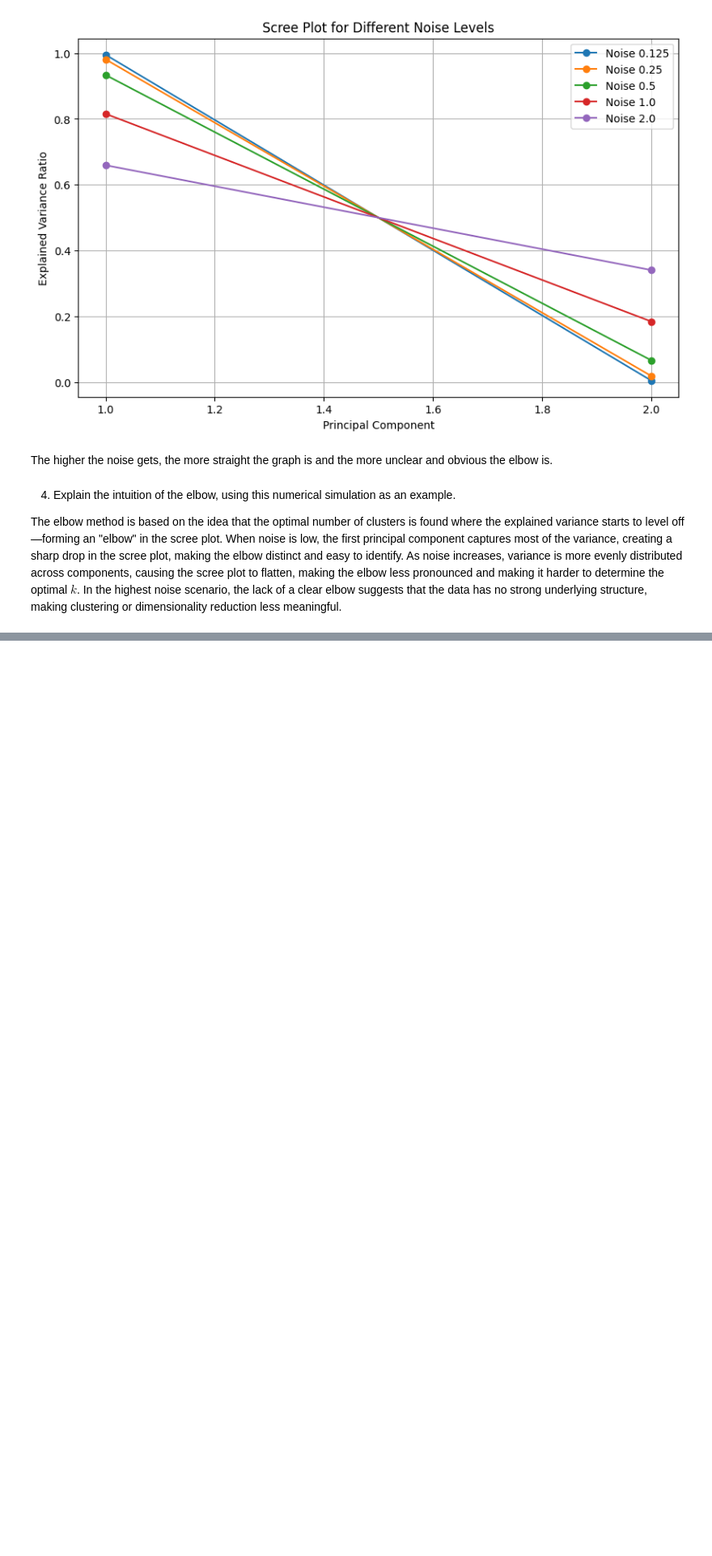
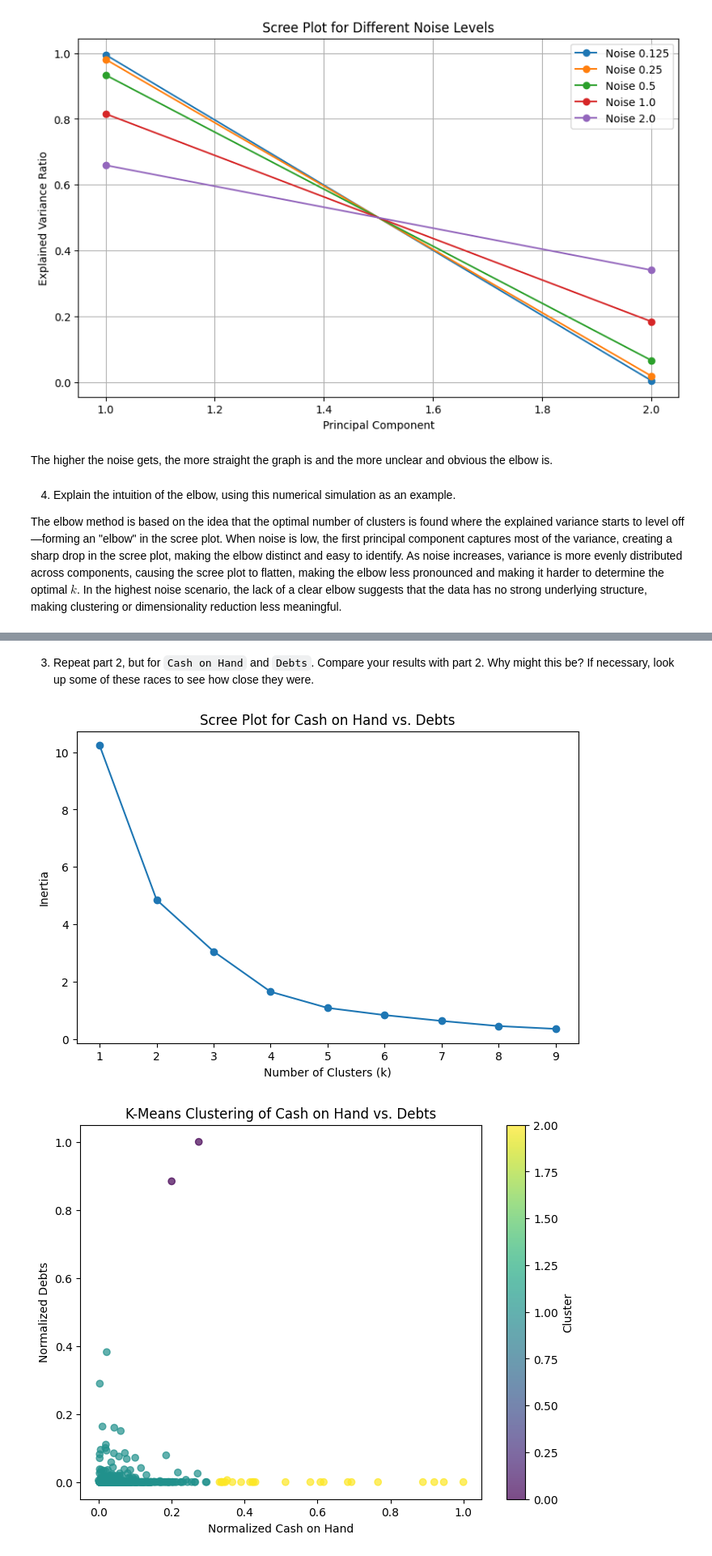
Before and after one commit to joelen4225/ds3001_assignment6, a Jupyter notebook: assignment/submission.ipynb, the cells around one changed output, grey strips where cells are left out. Shown at 81% size. Saved outputs shown, nothing was run; the diff lists cells and outputs as text; code cells hidden in the pictures; blank space fills up the shorter version.

```diff
--- a/assignment/submission.ipynb
+++ b/assignment/submission.ipynb
@@ -87,0 +199,37 @@ $k$. In the highest noise scenario, the lack of a clear elbow suggests that the
+# %% [markdown]
+3. Repeat part 2, but for `Cash on Hand` and `Debts`. Compare your results with part 2. Why might this be? If necessary, look up some of these races to see how close they were.
+# %%
+# Normalize 'Cash on Hand' and 'Debts'
+scaler = MinMaxScaler()
+elec_data[['Cash_norm', 'Debts_norm']] = scaler.fit_transform(elec_data[['Cash on Hand', 'Debts']])
+
+# Scree Plot
+inertia = []
+K_range = range(1, 10)
+for k in K_range:
+    kmeans = KMeans(n_clusters=k, random_state=42, n_init=10)
+    kmeans.fit(elec_data[['Cash_norm', 'Debts_norm']])
+    inertia.append(kmeans.inertia_)
+plt.figure(figsize=(8, 5))
+plt.plot(K_range, inertia, marker='o', linestyle='-')
+plt.xlabel('Number of Clusters (k)')
+plt.ylabel('Inertia')
+plt.title('Scree Plot for Cash on Hand vs. Debts')
+plt.show()
+
+# Apply K-Means
+optimal_k = 3
+kmeans = KMeans(n_clusters=optimal_k, random_state=42, n_init=10)
+elec_data['Cluster_CD'] = kmeans.fit_predict(elec_data[['Cash_norm', 'Debts_norm']])
+
+# Scatter Plot
+plt.figure(figsize=(8, 6))
+plt.scatter(elec_data['Cash_norm'], elec_data['Debts_norm'], c=elec_data['Cluster_CD'], cmap='viridis', alpha=0.7)
+plt.xlabel('Normalized Cash on Hand')
+plt.ylabel('Normalized Debts')
+plt.title('K-Means Clustering of Cash on Hand vs. Debts')
+plt.colorbar(label='Cluster')
+plt.show()
+# %% [output]
+[figure, added]
+[figure, added]
```
Also changed, not shown: parts of 11 cells of this notebook.
